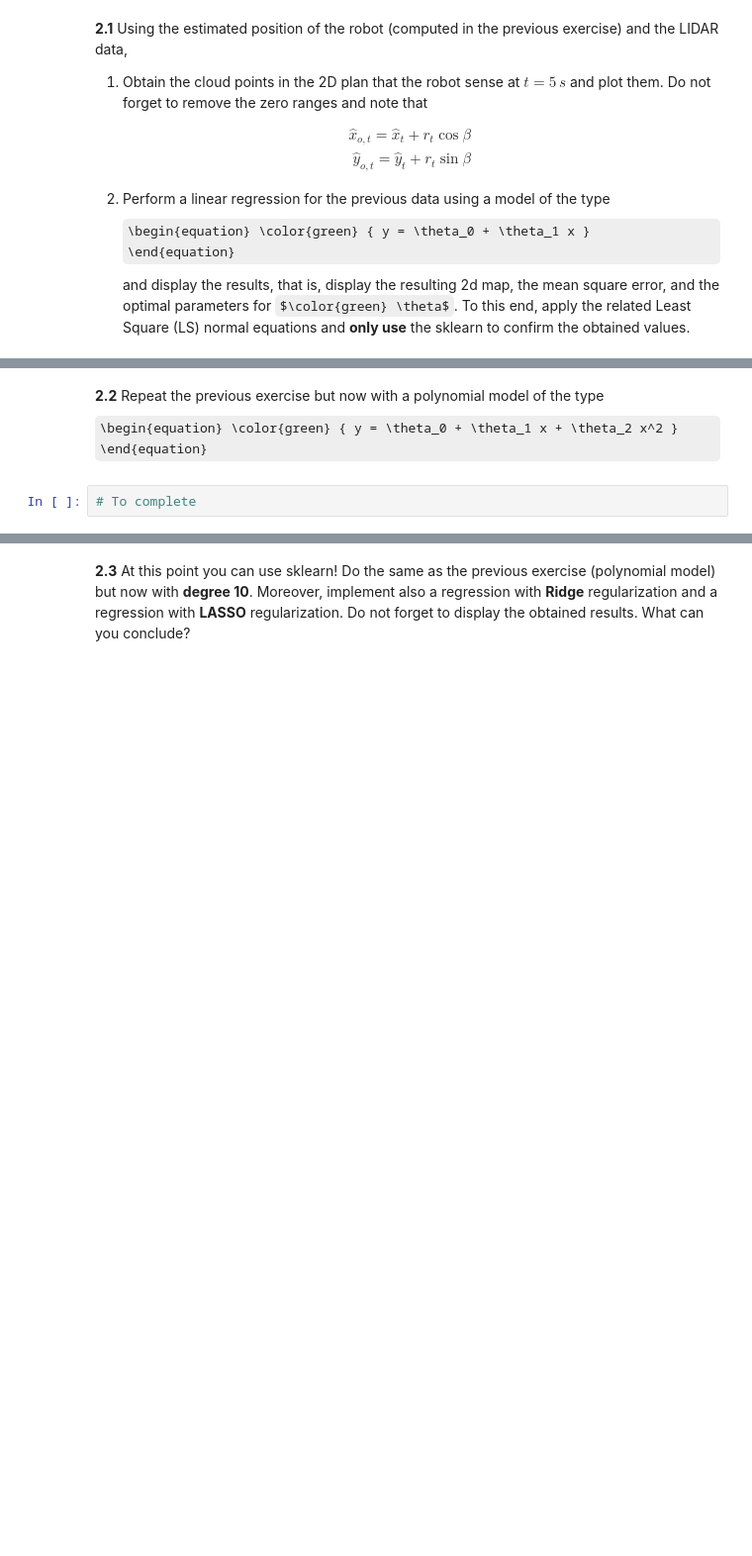
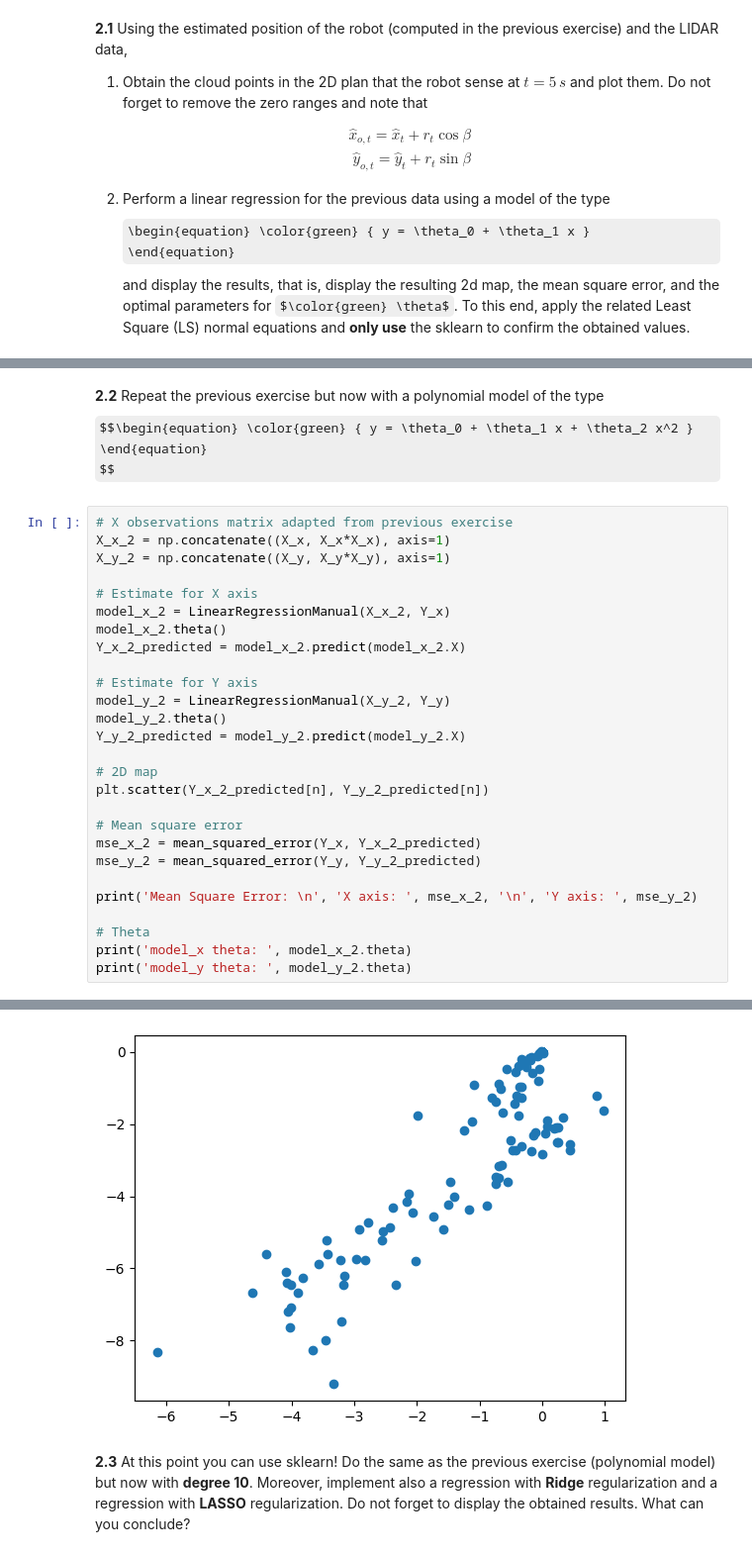
Before and after one commit to cthadeufaria/apc, a Jupyter notebook: project01/ML_project1.ipynb, the cells around one changed output, grey strips where cells are left out. Shown at 99% size. Drawn from its saved outputs; the diff is of its cells as text; some formulas as TeX source; blank space fills up the shorter version.

```diff
--- a/project01/ML_project1.ipynb
+++ b/project01/ML_project1.ipynb
@@ -398,7 +466,34 @@ and display the results, that is, display the resulting 2d map, the mean square
 # %% [markdown]
 **2.2**
 Repeat the previous exercise but now with a polynomial model of the type
-\begin{equation} \color{green} { y = \theta_0 + \theta_1 x + \theta_2 x^2 }
+$$\begin{equation} \color{green} { y = \theta_0 + \theta_1 x + \theta_2 x^2 }
  \end{equation}
+$$
-# %%
-# To complete
+# %%
+# X observations matrix adapted from previous exercise
+X_x_2 = np.concatenate((X_x, X_x*X_x), axis=1)
+X_y_2 = np.concatenate((X_y, X_y*X_y), axis=1)
+
+# Estimate for X axis
+model_x_2 = LinearRegressionManual(X_x_2, Y_x)
+model_x_2.theta()
+Y_x_2_predicted = model_x_2.predict(model_x_2.X)
+
+# Estimate for Y axis
+model_y_2 = LinearRegressionManual(X_y_2, Y_y)
+model_y_2.theta()
+Y_y_2_predicted = model_y_2.predict(model_y_2.X)
+
+# 2D map
+plt.scatter(Y_x_2_predicted[n], Y_y_2_predicted[n])
+
+# Mean square error
+mse_x_2 = mean_squared_error(Y_x, Y_x_2_predicted)
+mse_y_2 = mean_squared_error(Y_y, Y_y_2_predicted)
+
+print('Mean Square Error: \n', 'X axis: ', mse_x_2, '\n', 'Y axis: ', mse_y_2)
+
+# Theta
+print('model_x theta: ', model_x_2.theta)
+print('model_y theta: ', model_y_2.theta)
+# %% [output]
@@ -405,3 +519,4 @@ Repeat the previous exercise but now with a polynomial model of the type
+[figure, added]
 # %% [markdown]
 **2.3**
 At this point you can use sklearn!
```
Also changed, not shown: parts of 25 cells of this notebook, 2 other files.
